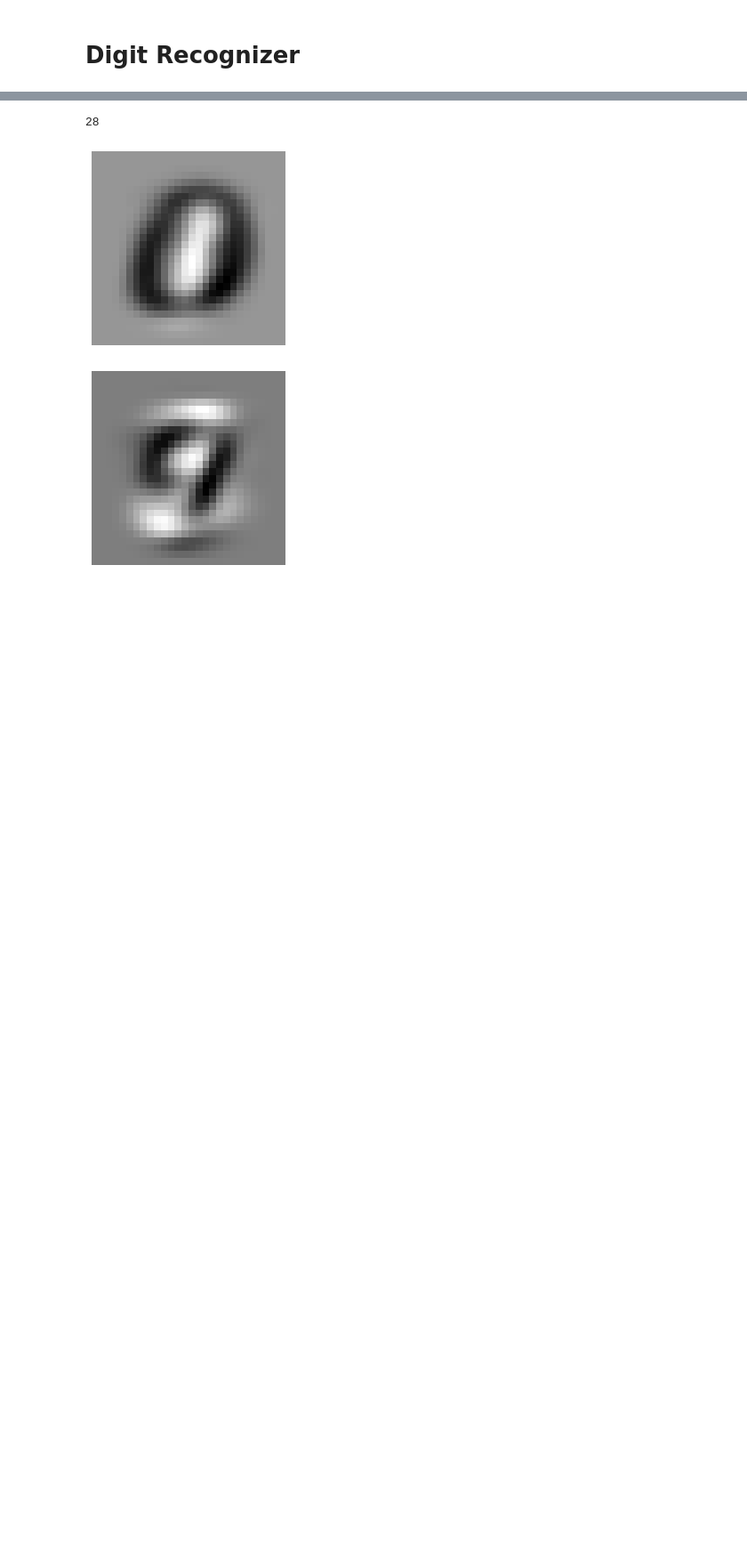
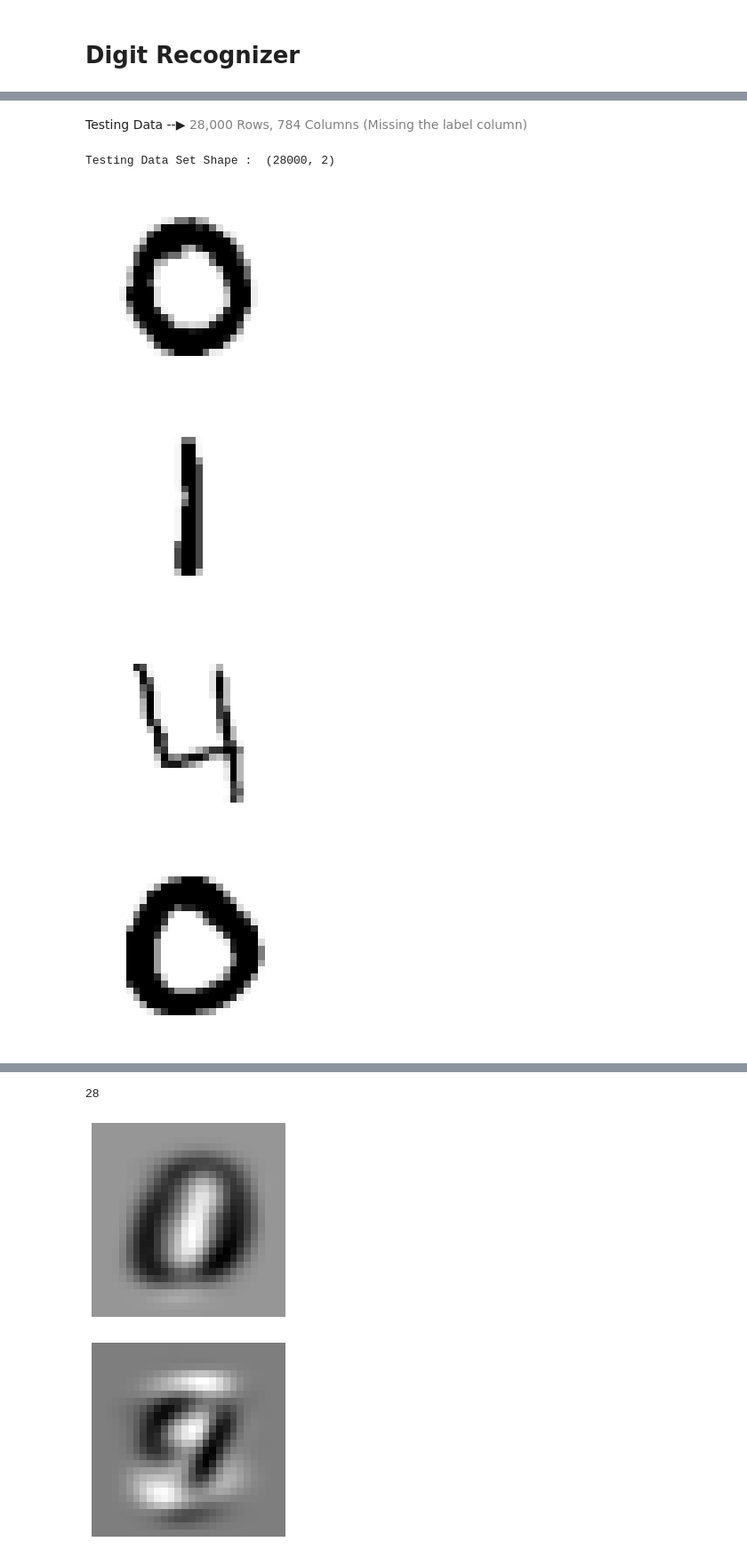
Before and after one commit to DicheDiez10/CSCI-191-T-ML, a Jupyter notebook: KaggleMNIST/KaggleMNIST.ipynb, the cells around one changed output, grey strips where cells are left out. Shown: that part at 89% size. Cells and saved outputs as stored; diff of their text form; code cells hidden in the pictures; blank space fills up the shorter version.

```diff
--- a/KaggleMNIST/KaggleMNIST.ipynb
+++ b/KaggleMNIST/KaggleMNIST.ipynb
@@ -39,14 +15,0 @@ print (data[1,1:])
-# %%
-# print one number
-myNumber = data[1,1:]
-print (myNumber[:5])
-myNumber=myNumber.reshape((28,28))
-plt.imshow(myNumber, cmap = plt.cm.binary,
-           interpolation="nearest")
-plt.axis("off")
-plt.show()
-mnist['label'].hist()
-plt.show()
-print(mnist.columns)
-plt.hist(data[:,0])
-plt.show()
@@ -88,0 +16,5 @@ print (X_reduced.shape)
+# %%
+#Importing the data: train, test, samplesubmission
+train_df = pd.read_csv('https://github.com/DicheDiez10/CSCI-191-T-ML/raw/main/KaggleMNIST/MNIST_Train.csv')
+test_df = pd.read_csv('https://github.com/DicheDiez10/CSCI-191-T-ML/raw/main/KaggleMNIST/MNIST_Test.csv')
+ss_df = pd.read_csv('https://github.com/DicheDiez10/CSCI-191-T-ML/raw/main/KaggleMNIST/MNIST_Sample_Submission.csv')
@@ -88,0 +67,29 @@ print (X_reduced.shape)
+# %% [markdown]
+Testing Data  --▶  <font color = "gray"> 28,000 Rows, 784 Columns (Missing the label column) </font>
+# %%
+#Visualizing the data we pulled (SAMPLE SUBMISSION)
+print("Testing Data Set Shape : ",ss_df.values.shape, "\n")
+
+#should be 28,000 rows as that is how many rows we see in the test set
+#should be two columns, ImageId and Label
+# %% [output]
+Testing Data Set Shape :  (28000, 2)
+# %%
+#Representing the first 10 rows in the training data set to
+#visualize the numbers and types of numbers we are working with
+
+for row in range(1,11):
+
+  #row number 'row' and 'everything after the label' columns
+  myNumber = train_df.values[row,1:]
+
+  #28x28 pixel grid
+  myNumber=myNumber.reshape((28,28))
+  plt.imshow(myNumber, cmap = plt.cm.binary,interpolation="nearest")
+  plt.axis("off")
+  plt.show()
+# %% [output]
+[figure, added]
+[figure, added]
+[figure, added]
+[figure, added]
```
Also changed, not shown: parts of 15 cells of this notebook.
